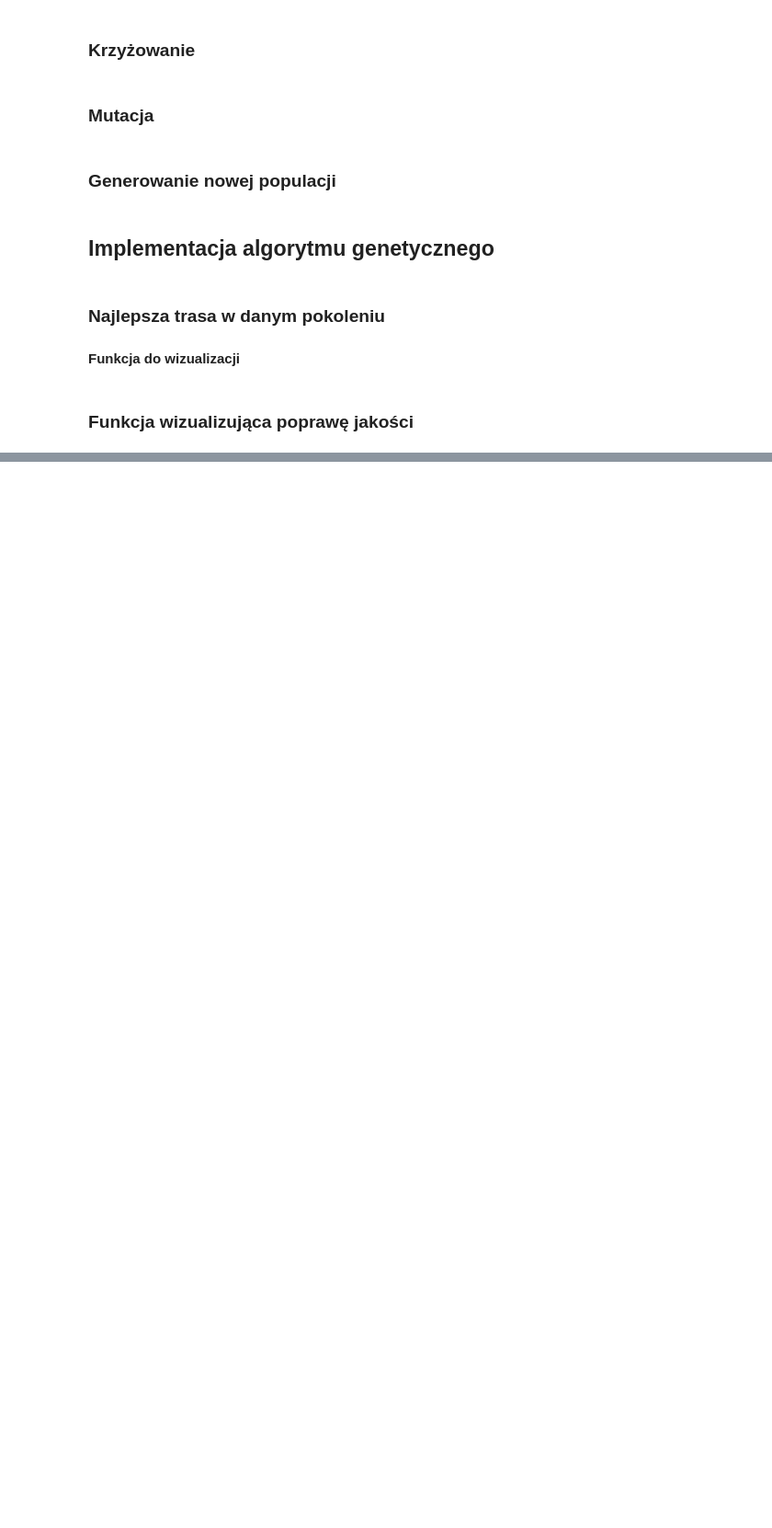
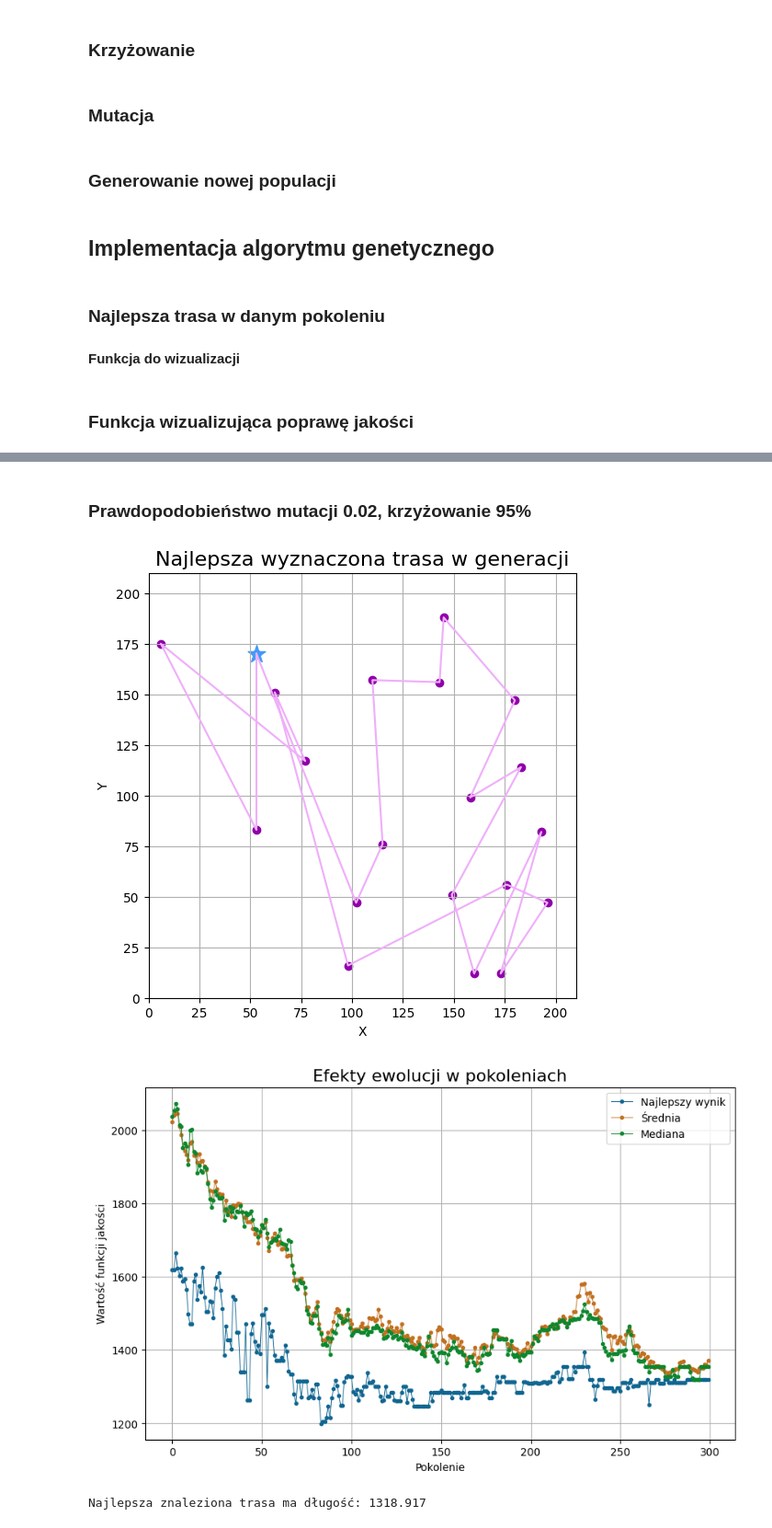
Before and after one commit to IzaKarczewska/Computational-Engineering, a Jupyter notebook: TravelingSalesmanProblem/Komivoyager.ipynb, the cells around one changed output, grey strips where cells are left out. Shown at 92% size. Drawn from its saved outputs; the diff is of its cells as text; code cells hidden in the pictures; blank space fills up the shorter version.

```diff
--- a/TravelingSalesmanProblem/Komivoyager.ipynb
+++ b/TravelingSalesmanProblem/Komivoyager.ipynb
@@ -212,0 +232,11 @@ Najlepsza znaleziona trasa ma długość: 1008.3635415544394
+# %% [markdown]
+### Prawdopodobieństwo mutacji 0.02, krzyżowanie 95%
+# %%
+best_individual, best_distance, all_fitness_scores, best_fitness_over_generations, avg_fitness_over_generations, median_fitness_over_generations, cities = genetic_algorithm(num_cities=20, num_individuals=50, generations=300, mutation_rate=0.02, crossover_rate=0.95)
+best_route(best_individual, cities)
+plot_evolution(best_fitness_over_generations, avg_fitness_over_generations, median_fitness_over_generations, generations=300)
+print(f'Najlepsza znaleziona trasa ma długość: {best_distance:.3f}')
+# %% [output]
+[figure, added]
+[figure, added]
+Najlepsza znaleziona trasa ma długość: 1318.917
```
Also changed, not shown: parts of 24 cells of this notebook.
